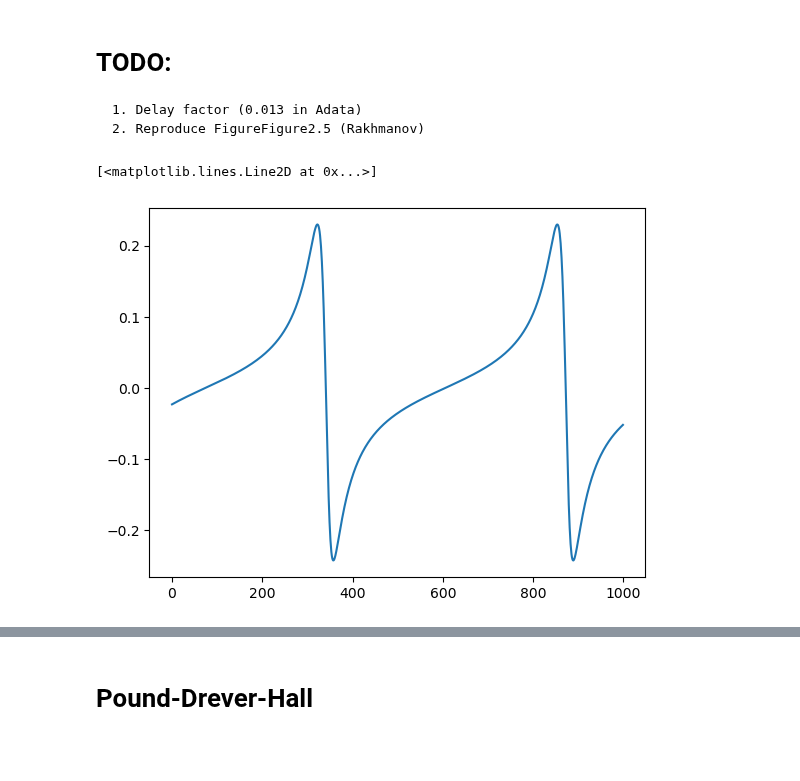
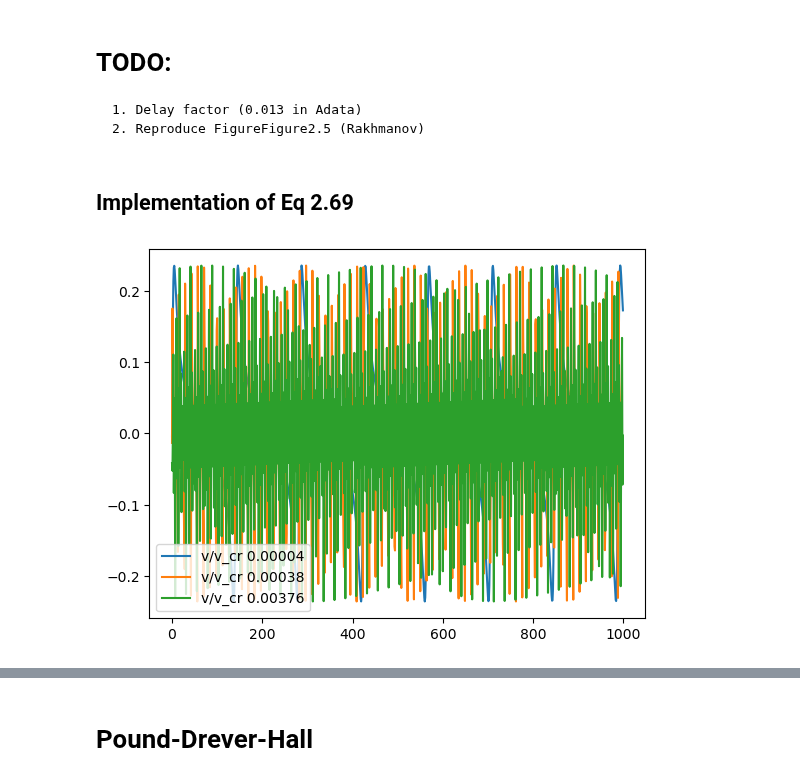
Before and after one commit to matib12/oreonspy, a Jupyter notebook: nb/FP cavity dynamics.ipynb, the cells around one changed output, grey strips where cells are left out. Saved outputs shown, nothing was run; the diff lists cells and outputs as text; code cells hidden in the pictures; blank space fills up the shorter version.

Commit message:
Implementation of Eq.2.69 and figure 2.6 (Rakmanov)

```diff
--- a/nb/FP cavity dynamics.ipynb
+++ b/nb/FP cavity dynamics.ipynb
@@ -93,10 +93,12 @@ $v_\mathrm{cr} = \frac{\lambda}{2\tau\mathcal{F}}$
 where $\tau$ is the storage time:
 
 $\tau = 2 T N_\mathrm{eff}$
+# %%
+def tau():
+    return 2. * T * N_eff(r_a, r_b)
 # %%
 def v_cr():
-    tau = 2. * T * N_eff(r_a, r_b)
-    return lambd / (2. * Finesse(F()) * tau)  # In [m/s]!
+    return lambd / (2. * Finesse(F()) * tau())  # In [m/s]!
 # %%
 v_cr()
 # %% [output]
@@ -270,8 +274,20 @@ plt.legend()
 # TODO:
     1. Delay factor (0.013 in Adata)
     2. Reproduce FigureFigure2.5 (Rakhmanov)
-# %%
-plt.plot(res.imag)
-# %% [output]
-[<matplotlib.lines.Line2D at 0x...>]
-[figure, removed]
+# %% [markdown]
+## Implementation of Eq 2.69
+# %%
+def D_0(Ein, V):
+    return t_a*Ein*np.sqrt(np.pi * complex(0,1)/2.*k*V*T)*np.exp(complex(0,1)*T/2.*k*V*tau()**2)
+# %%
+def E_cr(t, Ein, V):
+    return D_0(Ein, V)*np.exp(-t/tau() - complex(0,1)*k*V*t**2./2.*T) + t_a*Ein/(1-r_a*r_b*np.exp(-2.j*k*V*t))
+# %%
+vel = [v_cr()/10, v_cr(), v_cr()*10]
+res_scan = {}
+for i, j in zip([0,1,2], vel):
+    res_scan[i] = E_cr(tdata, ein, j)
+    plt.plot(-res_scan[i].imag, label="v/v_cr {0:.5f}".format(j))
+    plt.legend()
+# %% [output]
+[figure, added]
```
Also changed, not shown: parts of 11 cells of this notebook.
